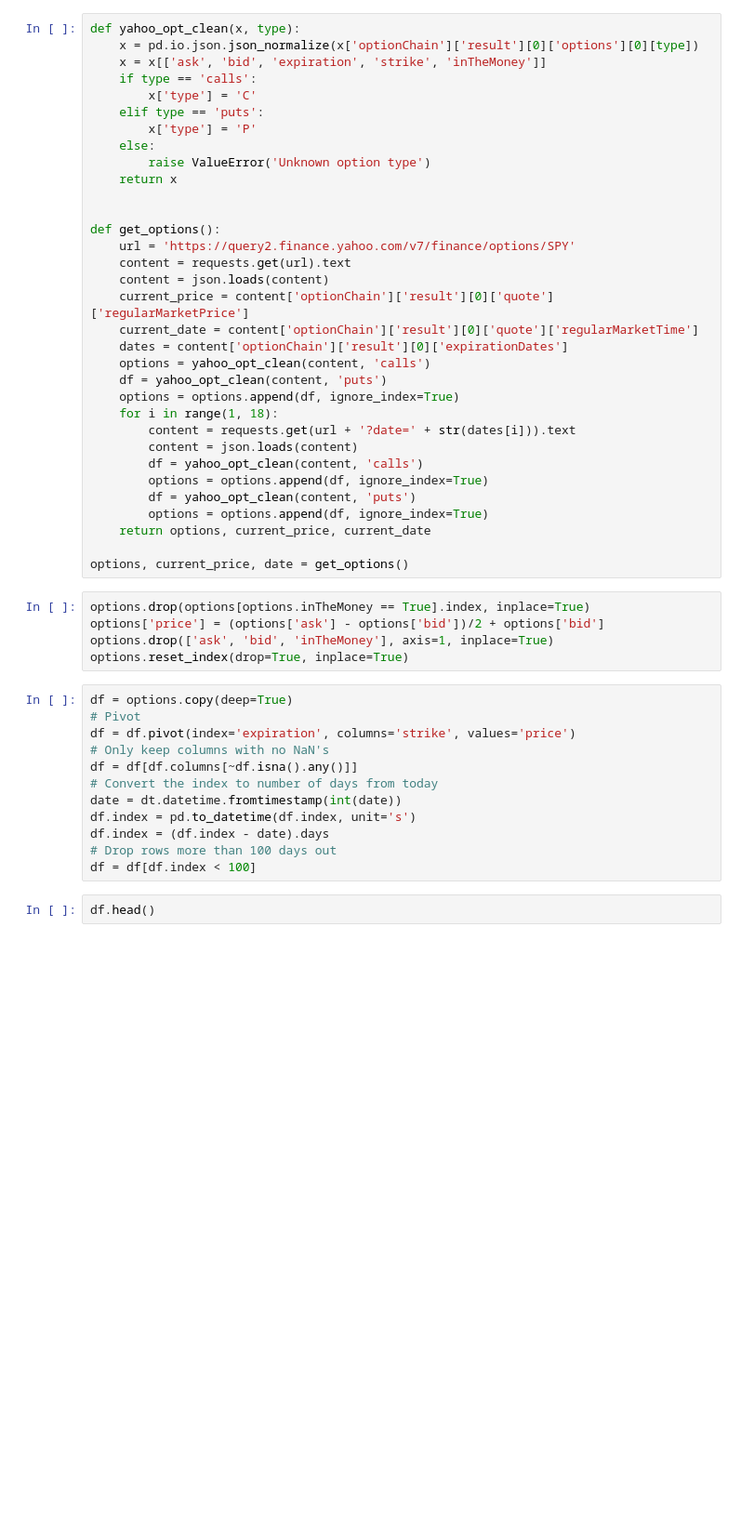
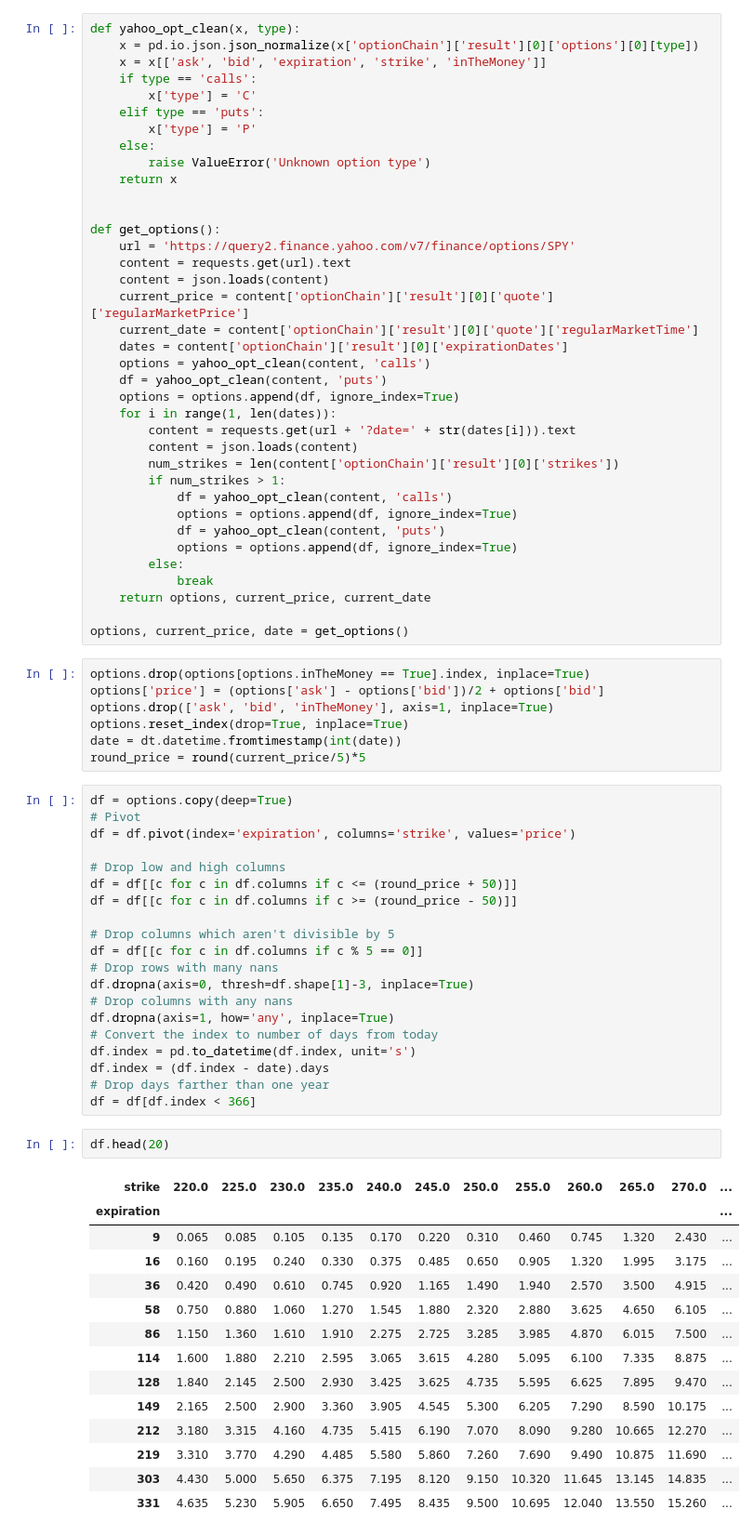
Before and after one commit to ikmckenz/vol_surface, a Jupyter notebook: options.ipynb, the cells around one changed output. Shown: that part at 93% size. Drawn from its saved outputs; the diff is of its cells as text; blank space fills up the shorter version.

```diff
--- a/options.ipynb
+++ b/options.ipynb
@@ -31,13 +32,17 @@ def get_options():
     options = yahoo_opt_clean(content, 'calls')
     df = yahoo_opt_clean(content, 'puts')
     options = options.append(df, ignore_index=True)
-    for i in range(1, 18):
+    for i in range(1, len(dates)):
         content = requests.get(url + '?date=' + str(dates[i])).text
         content = json.loads(content)
-        df = yahoo_opt_clean(content, 'calls')
-        options = options.append(df, ignore_index=True)
-        df = yahoo_opt_clean(content, 'puts')
-        options = options.append(df, ignore_index=True)
+        num_strikes = len(content['optionChain']['result'][0]['strikes'])
+        if num_strikes > 1:
+            df = yahoo_opt_clean(content, 'calls')
+            options = options.append(df, ignore_index=True)
+            df = yahoo_opt_clean(content, 'puts')
+            options = options.append(df, ignore_index=True)
+        else:
+            break
     return options, current_price, current_date
 
 options, current_price, date = get_options()
@@ -46,19 +51,44 @@ options.drop(options[options.inTheMoney == True].index, inplace=True)
 options['price'] = (options['ask'] - options['bid'])/2 + options['bid']
 options.drop(['ask', 'bid', 'inTheMoney'], axis=1, inplace=True)
 options.reset_index(drop=True, inplace=True)
+date = dt.datetime.fromtimestamp(int(date))
+round_price = round(current_price/5)*5
 # %%
 df = options.copy(deep=True)
 # Pivot
 df = df.pivot(index='expiration', columns='strike', values='price')
-# Only keep columns with no NaN's
-df = df[df.columns[~df.isna().any()]]
+
+# Drop low and high columns
+df = df[[c for c in df.columns if c <= (round_price + 50)]]
+df = df[[c for c in df.columns if c >= (round_price - 50)]]
+
+# Drop columns which aren't divisible by 5
+df = df[[c for c in df.columns if c % 5 == 0]]
+# Drop rows with many nans
+df.dropna(axis=0, thresh=df.shape[1]-3, inplace=True)
+# Drop columns with any nans
+df.dropna(axis=1, how='any', inplace=True)
 # Convert the index to number of days from today
-date = dt.datetime.fromtimestamp(int(date))
 df.index = pd.to_datetime(df.index, unit='s')
 df.index = (df.index - date).days
-# Drop rows more than 100 days out
-df = df[df.index < 100]
+# Drop days farther than one year
+df = df[df.index < 366]
 # %%
-df.head()
+df.head(20)
+# %% [output]
+| strike | 220.0 | 225.0 | 230.0 | 235.0 | 240.0 | 245.0 | 250.0 | 255.0 | 260.0 | 265.0 | 270.0 | ... |
+| expiration |  |  |  |  |  |  |  |  |  |  |  | ... |
+| 9 | 0.065 | 0.085 | 0.105 | 0.135 | 0.170 | 0.220 | 0.310 | 0.460 | 0.745 | 1.320 | 2.430 | ... |
+| 16 | 0.160 | 0.195 | 0.240 | 0.330 | 0.375 | 0.485 | 0.650 | 0.905 | 1.320 | 1.995 | 3.175 | ... |
+| 36 | 0.420 | 0.490 | 0.610 | 0.745 | 0.920 | 1.165 | 1.490 | 1.940 | 2.570 | 3.500 | 4.915 | ... |
+| 58 | 0.750 | 0.880 | 1.060 | 1.270 | 1.545 | 1.880 | 2.320 | 2.880 | 3.625 | 4.650 | 6.105 | ... |
+| 86 | 1.150 | 1.360 | 1.610 | 1.910 | 2.275 | 2.725 | 3.285 | 3.985 | 4.870 | 6.015 | 7.500 | ... |
+| 114 | 1.600 | 1.880 | 2.210 | 2.595 | 3.065 | 3.615 | 4.280 | 5.095 | 6.100 | 7.335 | 8.875 | ... |
+| 128 | 1.840 | 2.145 | 2.500 | 2.930 | 3.425 | 3.625 | 4.735 | 5.595 | 6.625 | 7.895 | 9.470 | ... |
+| 149 | 2.165 | 2.500 | 2.900 | 3.360 | 3.905 | 4.545 | 5.300 | 6.205 | 7.290 | 8.590 | 10.175 | ... |
+| 212 | 3.180 | 3.315 | 4.160 | 4.735 | 5.415 | 6.190 | 7.070 | 8.090 | 9.280 | 10.665 | 12.270 | ... |
+| 219 | 3.310 | 3.770 | 4.290 | 4.485 | 5.580 | 5.860 | 7.260 | 7.690 | 9.490 | 10.875 | 11.690 | ... |
+| 303 | 4.430 | 5.000 | 5.650 | 6.375 | 7.195 | 8.120 | 9.150 | 10.320 | 11.645 | 13.145 | 14.835 | ... |
+| 331 | 4.635 | 5.230 | 5.905 | 6.650 | 7.495 | 8.435 | 9.500 | 10.695 | 12.040 | 13.550 | 15.260 | ... |
 # %%
 # Get interest rate
```
Also changed, not shown: parts of 4 cells of this notebook.
